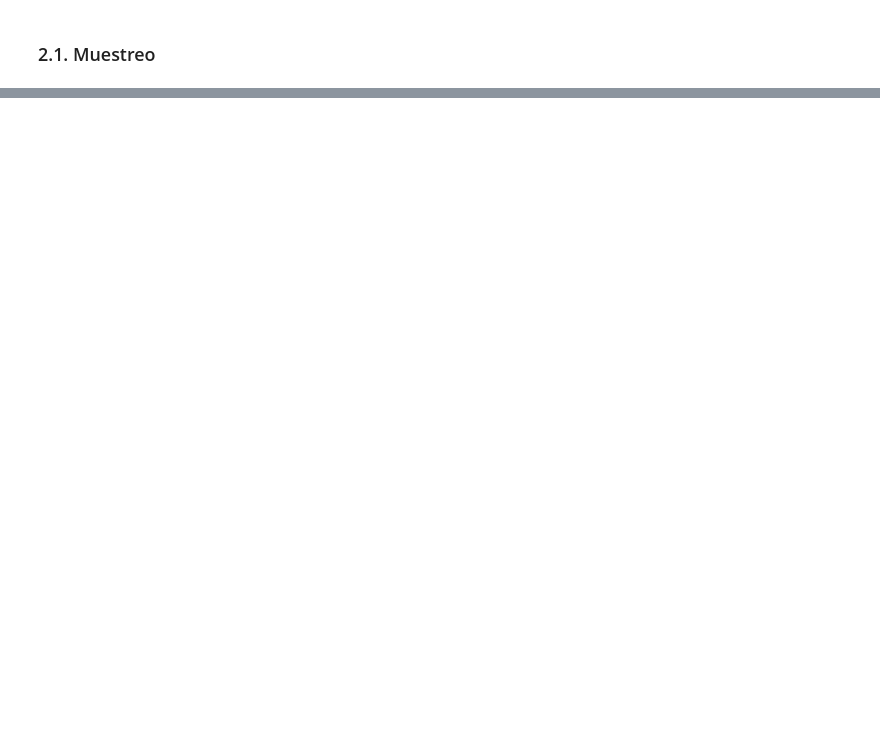
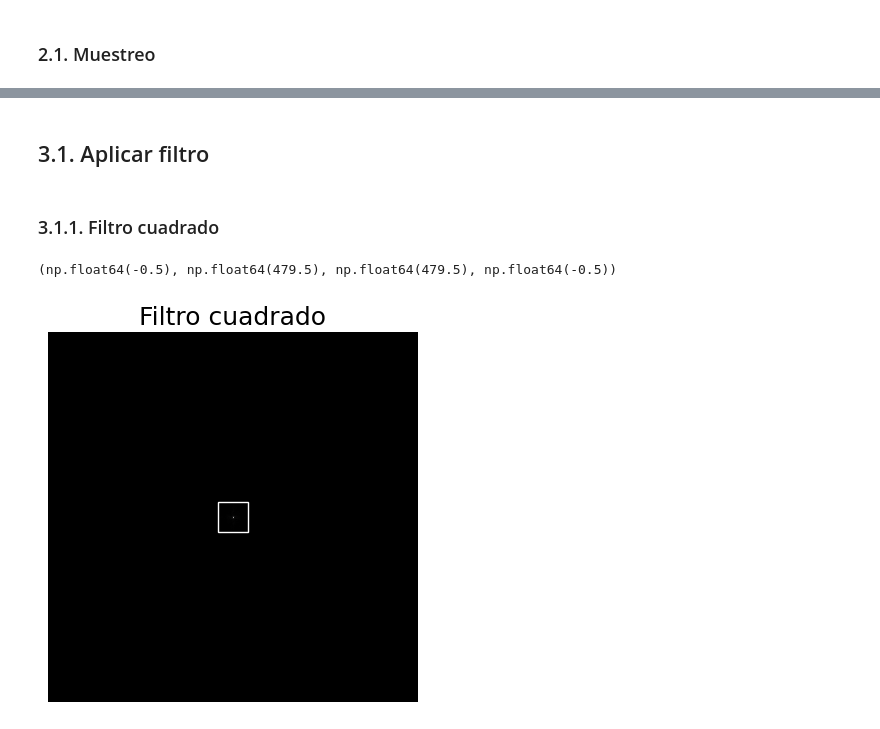
Before and after one commit to Miguel-Perdomo/fourier-optics, a Jupyter notebook: talleres/taller1/notebooks/taller01.ipynb, the cells around one changed output, grey strips where cells are left out. Drawn from its saved outputs; the diff is of its cells as text; code cells hidden in the pictures; blank space fills up the shorter version.

```diff
--- a/talleres/taller1/notebooks/taller01.ipynb
+++ b/talleres/taller1/notebooks/taller01.ipynb
@@ -102,0 +92,67 @@ plt.axis("off")
+# %% [markdown]
+## 3.1. Aplicar filtro
+# %% [markdown]
+### 3.1.1. Filtro cuadrado
+# %%
+def create_square_mask(img: np.ndarray, sample_size: int) -> np.ndarray:
+  """
+  Creates an square mask with side lenght = height / sample * sample.
+
+  Parameters:
+    - img (np.darray): 2d array of the picture.
+    - sample_size (int): given sample size.
+
+  Returns:
+    - square_mask (np.darray): 2d array with ones inside the
+    square and zeros everywhere else.
+    - square_coordinates (np.darray): array with the coordinates
+    of the vertex of the square.
+
+  """
+  h, w = img.shape
+
+  center = ((w / 2), (h / 2))
+
+  square_side_length = h / (sample * sample)
+
+  x1 = int(center[0] - square_side_length)
+  x2 = int(center[0] + square_side_length)
+  y1 = int(center[1] - square_side_length)
+  y2 = int(center[1] + square_side_length)
+
+  square_mask = np.zeros_like(fourier_transform)
+  square_mask[y1:y2, x1:x2] = 1
+
+  square_coordinates = np.array([x1, x2, y1, y2])
+
+  return square_mask, square_coordinates
+
+def create_square_patch(coordinates: np.ndarray):
+  """
+  Creates a matplotlib Rectangle from square coordinates.
+  """
+  x1, x2, y1, y2 = coordinates
+
+  square_patch = patches.Rectangle(
+    (x1, y1),
+    x2 - x1,
+    y2 - y1,
+    linewidth=1,
+    edgecolor='white',
+    facecolor='none'
+  )
+
+  return square_patch
+
+square_mask, square_coordinates = create_square_mask(img_sample, sample)
+filtered_data = fourier_transform * square_mask
+
+fig, ax = plt.subplots()
+plt.imshow(np.abs(filtered_data), cmap = "gray")
+plt.title(f"Filtro cuadrado")
+square = create_square_patch(square_coordinates)
+ax.add_patch(square)
+plt.axis("off")
+# %% [output]
+(np.float64(-0.5), np.float64(479.5), np.float64(479.5), np.float64(-0.5))
+[figure, added]
```
Also changed, not shown: parts of 16 cells of this notebook.
